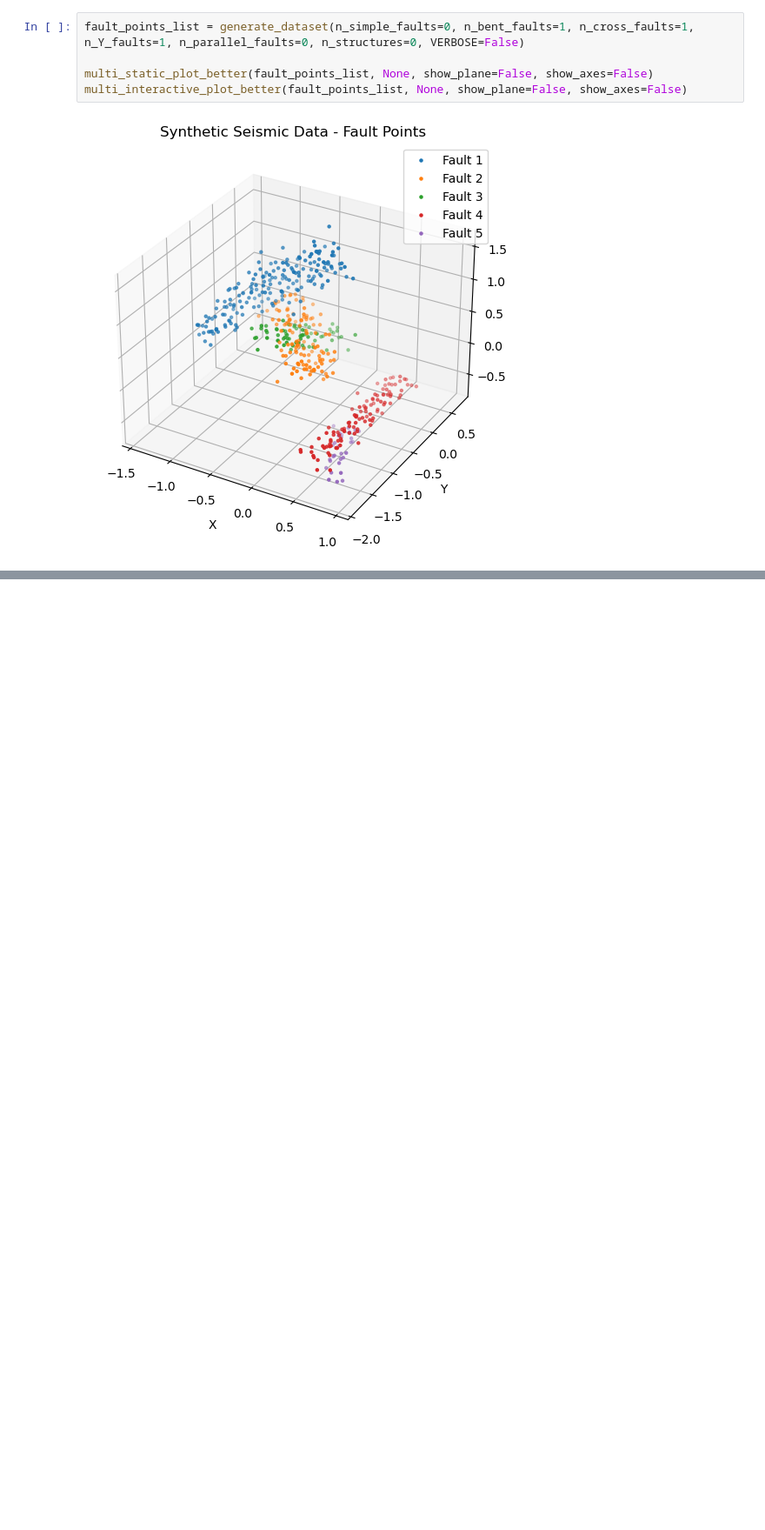
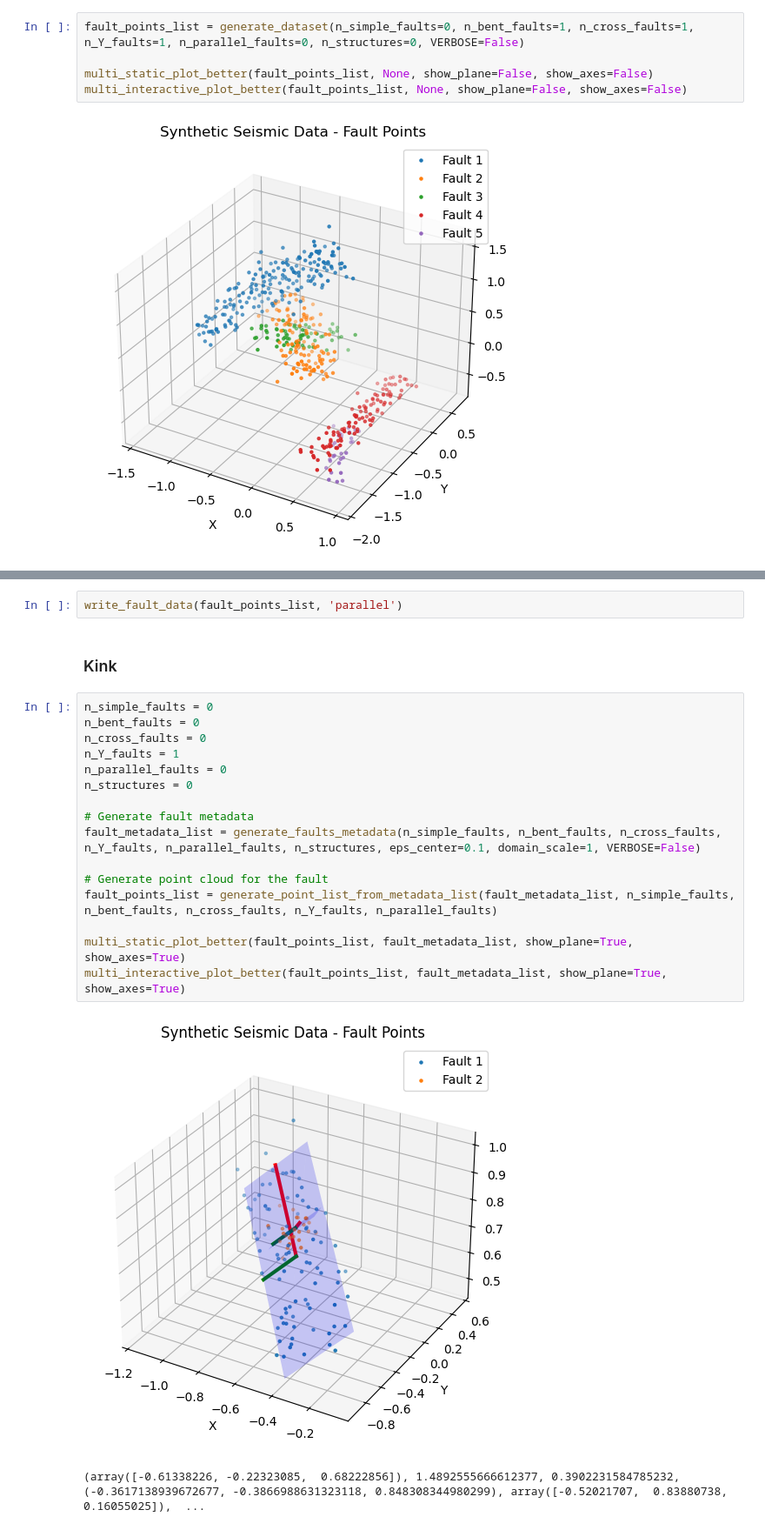
Before and after one commit to samhouliston/DSL_Quake_Fault_Reconstruction, a Jupyter notebook: synthetics/synthetics_python.ipynb, the cells around one changed output, grey strips where cells are left out. Shown at 87% size. Saved outputs shown, nothing was run; the diff lists cells and outputs as text; blank space fills up the shorter version.

```diff
--- a/synthetics/synthetics_python.ipynb
+++ b/synthetics/synthetics_python.ipynb
@@ -584,0 +644,23 @@ multi_interactive_plot_better(fault_points_list, None, show_plane=False, show_ax
+# %%
+write_fault_data(fault_points_list, 'parallel')
+# %% [markdown]
+### Kink
+# %%
+n_simple_faults = 0
+n_bent_faults = 0
+n_cross_faults = 0
+n_Y_faults = 1
+n_parallel_faults = 0
+n_structures = 0
+
+# Generate fault metadata
+fault_metadata_list = generate_faults_metadata(n_simple_faults, n_bent_faults, n_cross_faults, n_Y_faults, n_parallel_faults, n_structures, eps_center=0.1, domain_scale=1, VERBOSE=False)
+
+# Generate point cloud for the fault
+fault_points_list = generate_point_list_from_metadata_list(fault_metadata_list, n_simple_faults, n_bent_faults, n_cross_faults, n_Y_faults, n_parallel_faults)
+
+multi_static_plot_better(fault_points_list, fault_metadata_list, show_plane=True, show_axes=True)
+multi_interactive_plot_better(fault_points_list, fault_metadata_list, show_plane=True, show_axes=True)
+# %% [output]
+[figure, added]
+(array([-0.61338226, -0.22323085,  0.68222856]), 1.4892555666612377, 0.3902231584785232, (-0.3617138939672677, -0.3866988631323118, 0.848308344980299), array([-0.52021707,  0.83880738,  0.16055025]),  ...
```
Also changed, not shown: parts of 12 cells of this notebook, 8 other files.
